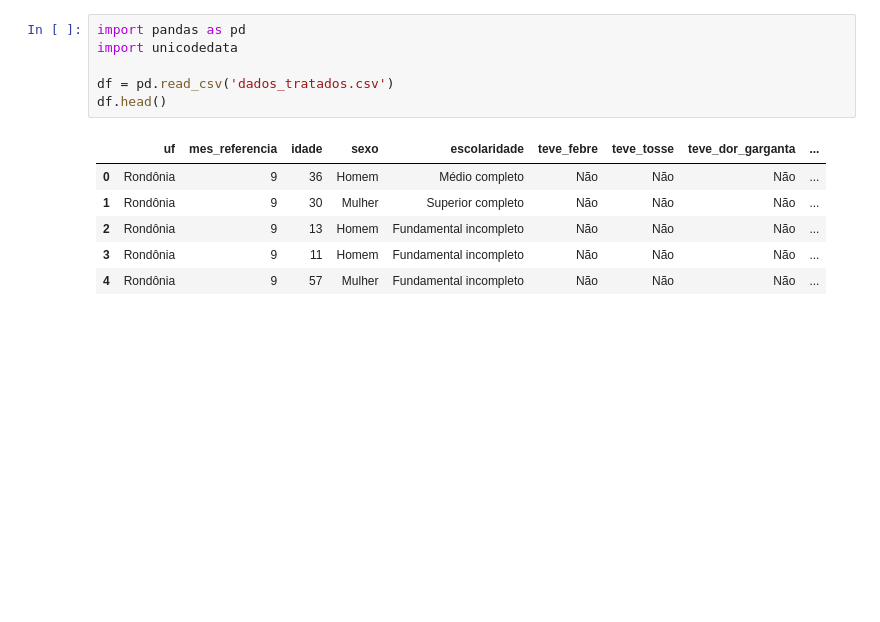
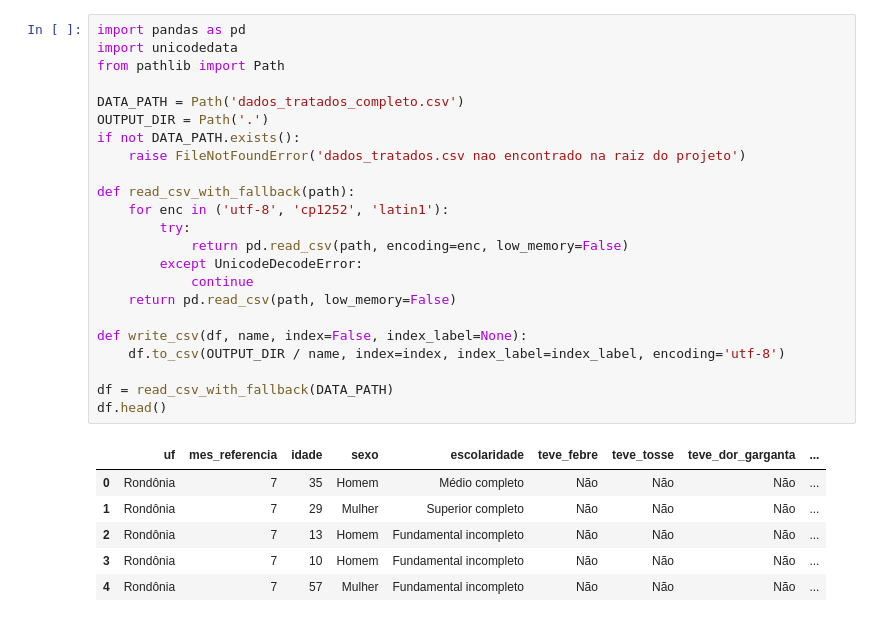
Before and after one commit to brenoazvd/PNAD_Covid19, a Jupyter notebook: ETL.ipynb, the cells around one changed output. Saved outputs shown, nothing was run; the diff lists cells and outputs as text; blank space fills up the shorter version.

```diff
--- a/ETL.ipynb
+++ b/ETL.ipynb
@@ -1,13 +1,30 @@
 # %%
 import pandas as pd
 import unicodedata
+from pathlib import Path
 
-df = pd.read_csv('dados_tratados.csv')
+DATA_PATH = Path('dados_tratados_completo.csv')
+OUTPUT_DIR = Path('.')
+if not DATA_PATH.exists():
+    raise FileNotFoundError('dados_tratados.csv nao encontrado na raiz do projeto')
+
+def read_csv_with_fallback(path):
+    for enc in ('utf-8', 'cp1252', 'latin1'):
+        try:
+            return pd.read_csv(path, encoding=enc, low_memory=False)
+        except UnicodeDecodeError:
+            continue
+    return pd.read_csv(path, low_memory=False)
+
+def write_csv(df, name, index=False, index_label=None):
+    df.to_csv(OUTPUT_DIR / name, index=index, index_label=index_label, encoding='utf-8')
+
+df = read_csv_with_fallback(DATA_PATH)
 df.head()
 # %% [output]
 |  | uf | mes_referencia | idade | sexo | escolaridade | teve_febre | teve_tosse | teve_dor_garganta | ... |
-| 0 | Rondônia | 9 | 36 | Homem | Médio completo | Não | Não | Não | ... |
-| 1 | Rondônia | 9 | 30 | Mulher | Superior completo | Não | Não | Não | ... |
-| 2 | Rondônia | 9 | 13 | Homem | Fundamental incompleto | Não | Não | Não | ... |
-| 3 | Rondônia | 9 | 11 | Homem | Fundamental incompleto | Não | Não | Não | ... |
-| 4 | Rondônia | 9 | 57 | Mulher | Fundamental incompleto | Não | Não | Não | ... |
+| 0 | Rondônia | 7 | 35 | Homem | Médio completo | Não | Não | Não | ... |
+| 1 | Rondônia | 7 | 29 | Mulher | Superior completo | Não | Não | Não | ... |
+| 2 | Rondônia | 7 | 13 | Homem | Fundamental incompleto | Não | Não | Não | ... |
+| 3 | Rondônia | 7 | 10 | Homem | Fundamental incompleto | Não | Não | Não | ... |
+| 4 | Rondônia | 7 | 57 | Mulher | Fundamental incompleto | Não | Não | Não | ... |
```
Also changed, not shown: parts of 7 cells of this notebook, 10 other files.
